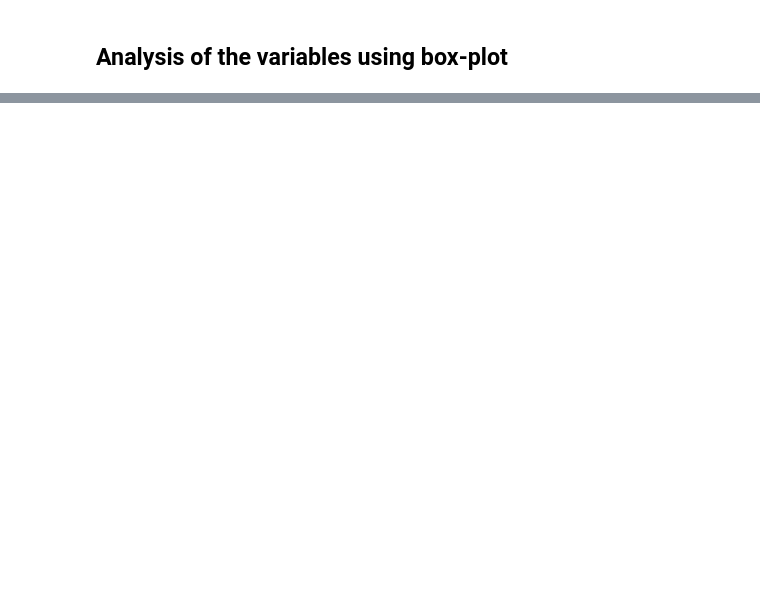
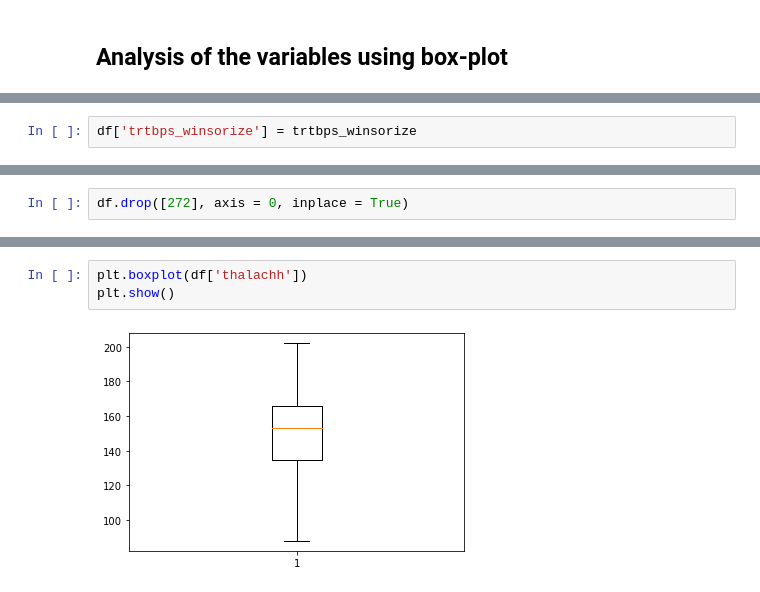
Before and after one commit to I-amanshuman/heart_attack_analysis, a Jupyter notebook: heart_attack_analysis_kaggle.ipynb, the cells around one changed output, grey strips where cells are left out. Drawn from its saved outputs; the diff is of its cells as text; blank space fills up the shorter version.

```diff
--- a/heart_attack_analysis_kaggle.ipynb
+++ b/heart_attack_analysis_kaggle.ipynb
@@ -358,0 +835,2 @@ for i in df[categoric_var.index]:
+# %%
+df['trtbps_winsorize'] = trtbps_winsorize
@@ -358,0 +864,2 @@ for i in df[categoric_var.index]:
+# %%
+df.drop([272], axis = 0, inplace = True)
@@ -358,0 +875,5 @@ for i in df[categoric_var.index]:
+# %%
+plt.boxplot(df['thalachh'])
+plt.show()
+# %% [output]
+[figure, added]
```
Also changed, not shown: parts of 177 cells of this notebook, 1 other file.
